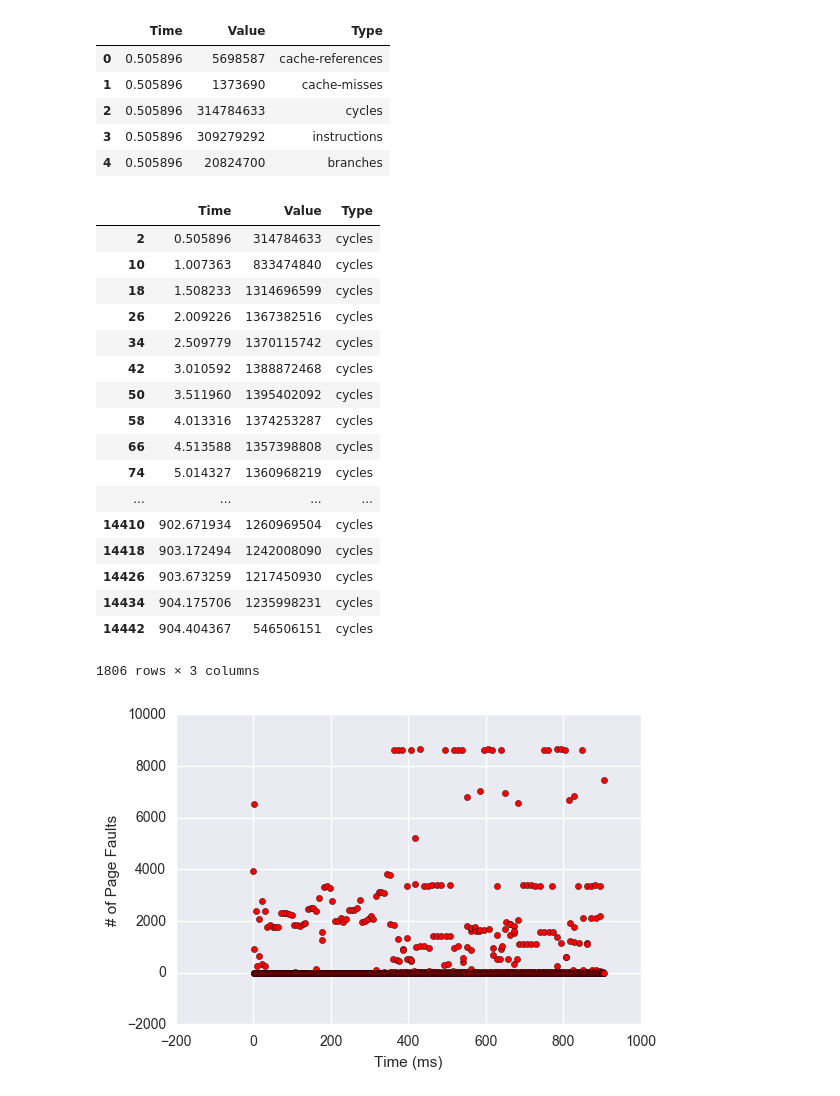
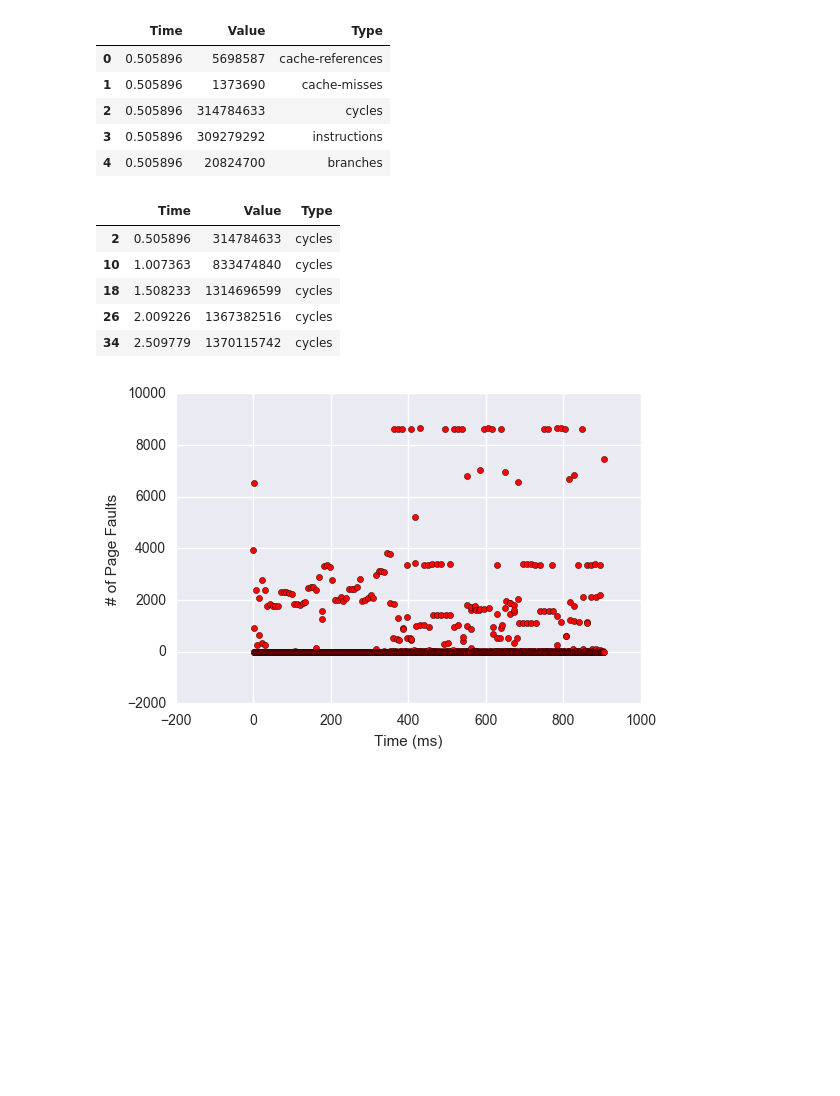
Before and after one commit to LolopoPro/PattsPapas, a Jupyter notebook: DataAnalysis.ipynb, the cells around one changed output. Cells and saved outputs as stored; diff of their text form; code cells hidden in the pictures; blank space fills up the shorter version.

```diff
--- a/DataAnalysis.ipynb
+++ b/DataAnalysis.ipynb
@@ -30,33 +32,21 @@ adata.head()
 # %%
 instructions = adata[adata.Type.isin(['instructions'])]
 cache_misses = adata[adata.Type.isin(['cache-misses'])]
 cache_ref = adata[adata.Type.isin(['cache-references'])]
 page_faults = adata[adata.Type.isin(['faults'])]
 cycles = adata[adata.Type.isin(['cycles'])]
 migrations = adata[adata.Type.isin(['migrations'])]
 branches = adata[adata.Type.isin(['branches'])]
 context = adata[adata.Type.isin(['context-switches'])]
 
-cycles
+cycles.head()
 # %% [output]
 |  | Time | Value | Type |
 | 2 | 0.505896 | 314784633 | cycles |
 | 10 | 1.007363 | 833474840 | cycles |
 | 18 | 1.508233 | 1314696599 | cycles |
 | 26 | 2.009226 | 1367382516 | cycles |
 | 34 | 2.509779 | 1370115742 | cycles |
-| 42 | 3.010592 | 1388872468 | cycles |
-| 50 | 3.511960 | 1395402092 | cycles |
-| 58 | 4.013316 | 1374253287 | cycles |
-| 66 | 4.513588 | 1357398808 | cycles |
-| 74 | 5.014327 | 1360968219 | cycles |
-| ... | ... | ... | ... |
-| 14410 | 902.671934 | 1260969504 | cycles |
-| 14418 | 903.172494 | 1242008090 | cycles |
-| 14426 | 903.673259 | 1217450930 | cycles |
-| 14434 | 904.175706 | 1235998231 | cycles |
-| 14442 | 904.404367 | 546506151 | cycles |
-1806 rows × 3 columns
 # %%
 plt.scatter(page_faults.Time, page_faults.Value, c='r')
 plt.xlabel('Time (ms)')
```
Also changed, not shown: parts of 63 cells of this notebook.
